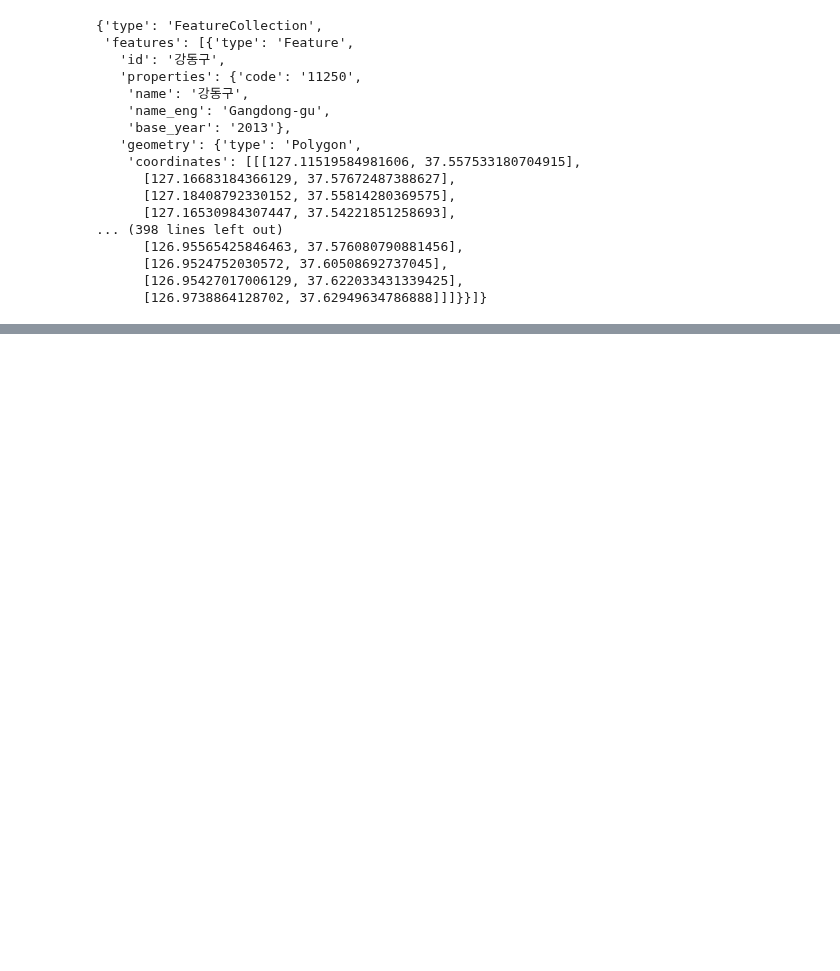
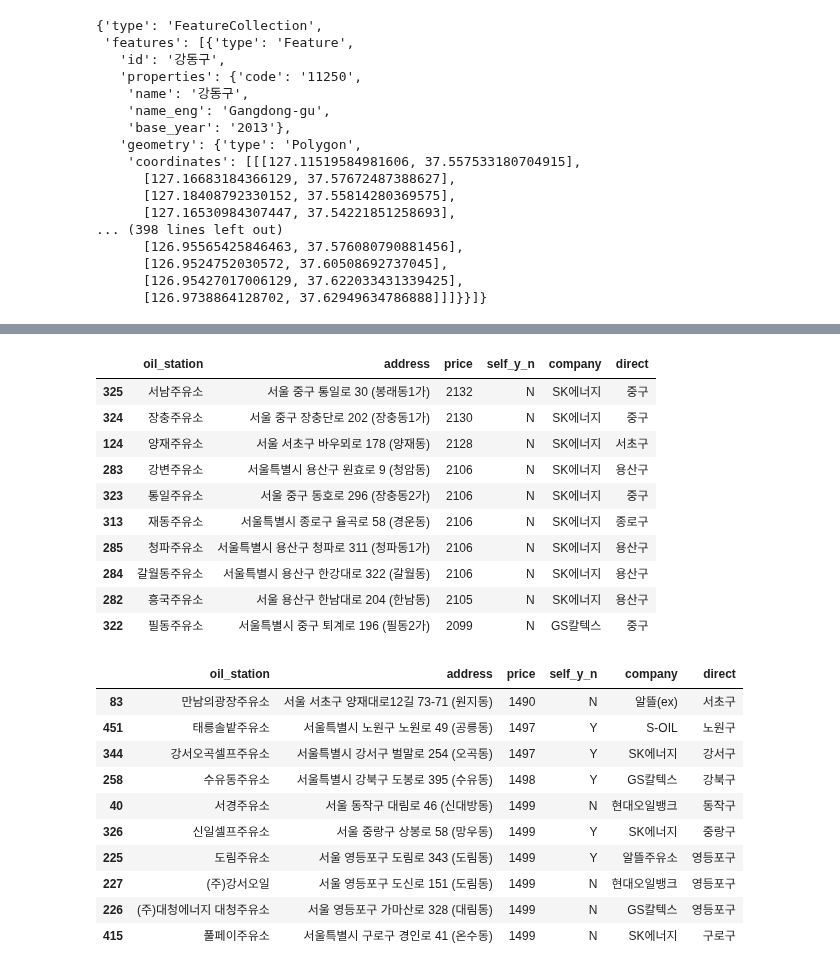
Before and after one commit to Supreme-YS/TIL, a Jupyter notebook: Data_Analysis/visualization(folium-실습).ipynb, the cells around one changed output, grey strips where cells are left out. Drawn from its saved outputs; the diff is of its cells as text; code cells hidden in the pictures; blank space fills up the shorter version.

```diff
--- a/Data_Analysis/visualization(folium-실습).ipynb
+++ b/Data_Analysis/visualization(folium-실습).ipynb
@@ -237,3 +237,33 @@ f.Choropleth(geo_data = geo_str,
 map
 # %% [output]
 [interactive output not drawn]
+# %%
+# 지도 시각화를 위해서
+# 주유가격 상위 10개, 하위 10개
+stations_top10     = stations.sort_values(by='price', ascending=False).head(10)
+stations_bottom10  = stations.sort_values(by='price', ascending=True).head(10)
+display(stations_top10)
+display(stations_bottom10)
+# %% [output]
+|  | oil_station | address | price | self_y_n | company | direct |
+| 325 | 서남주유소 | 서울 중구 통일로 30 (봉래동1가) | 2132 | N | SK에너지 | 중구 |
+| 324 | 장충주유소 | 서울 중구 장충단로 202 (장충동1가) | 2130 | N | SK에너지 | 중구 |
+| 124 | 양재주유소 | 서울 서초구 바우뫼로 178 (양재동) | 2128 | N | SK에너지 | 서초구 |
+| 283 | 강변주유소 | 서울특별시 용산구 원효로 9 (청암동) | 2106 | N | SK에너지 | 용산구 |
+| 323 | 통일주유소 | 서울 중구 동호로 296 (장충동2가) | 2106 | N | SK에너지 | 중구 |
+| 313 | 재동주유소 | 서울특별시 종로구 율곡로 58 (경운동) | 2106 | N | SK에너지 | 종로구 |
+| 285 | 청파주유소 | 서울특별시 용산구 청파로 311 (청파동1가) | 2106 | N | SK에너지 | 용산구 |
+| 284 | 갈월동주유소 | 서울특별시 용산구 한강대로 322 (갈월동) | 2106 | N | SK에너지 | 용산구 |
+| 282 | 흥국주유소 | 서울 용산구 한남대로 204 (한남동) | 2105 | N | SK에너지 | 용산구 |
+| 322 | 필동주유소 | 서울특별시 중구 퇴계로 196 (필동2가) | 2099 | N | GS칼텍스 | 중구 |
+|  | oil_station | address | price | self_y_n | company | direct |
+| 83 | 만남의광장주유소 | 서울 서초구 양재대로12길 73-71 (원지동) | 1490 | N | 알뜰(ex) | 서초구 |
+| 451 | 태릉솔밭주유소 | 서울특별시 노원구 노원로 49 (공릉동) | 1497 | Y | S-OIL | 노원구 |
+| 344 | 강서오곡셀프주유소 | 서울특별시 강서구 벌말로 254 (오곡동) | 1497 | Y | SK에너지 | 강서구 |
+| 258 | 수유동주유소 | 서울특별시 강북구 도봉로 395 (수유동) | 1498 | Y | GS칼텍스 | 강북구 |
+| 40 | 서경주유소 | 서울 동작구 대림로 46 (신대방동) | 1499 | N | 현대오일뱅크 | 동작구 |
+| 326 | 신일셀프주유소 | 서울 중랑구 상봉로 58 (망우동) | 1499 | Y | SK에너지 | 중랑구 |
+| 225 | 도림주유소 | 서울 영등포구 도림로 343 (도림동) | 1499 | Y | 알뜰주유소 | 영등포구 |
+| 227 | (주)강서오일 | 서울 영등포구 도신로 151 (도림동) | 1499 | N | 현대오일뱅크 | 영등포구 |
+| 226 | (주)대청에너지 대청주유소 | 서울 영등포구 가마산로 328 (대림동) | 1499 | N | GS칼텍스 | 영등포구 |
+| 415 | 풀페이주유소 | 서울특별시 구로구 경인로 41 (온수동) | 1499 | N | SK에너지 | 구로구 |
```
Also changed, not shown: parts of 8 cells of this notebook.
